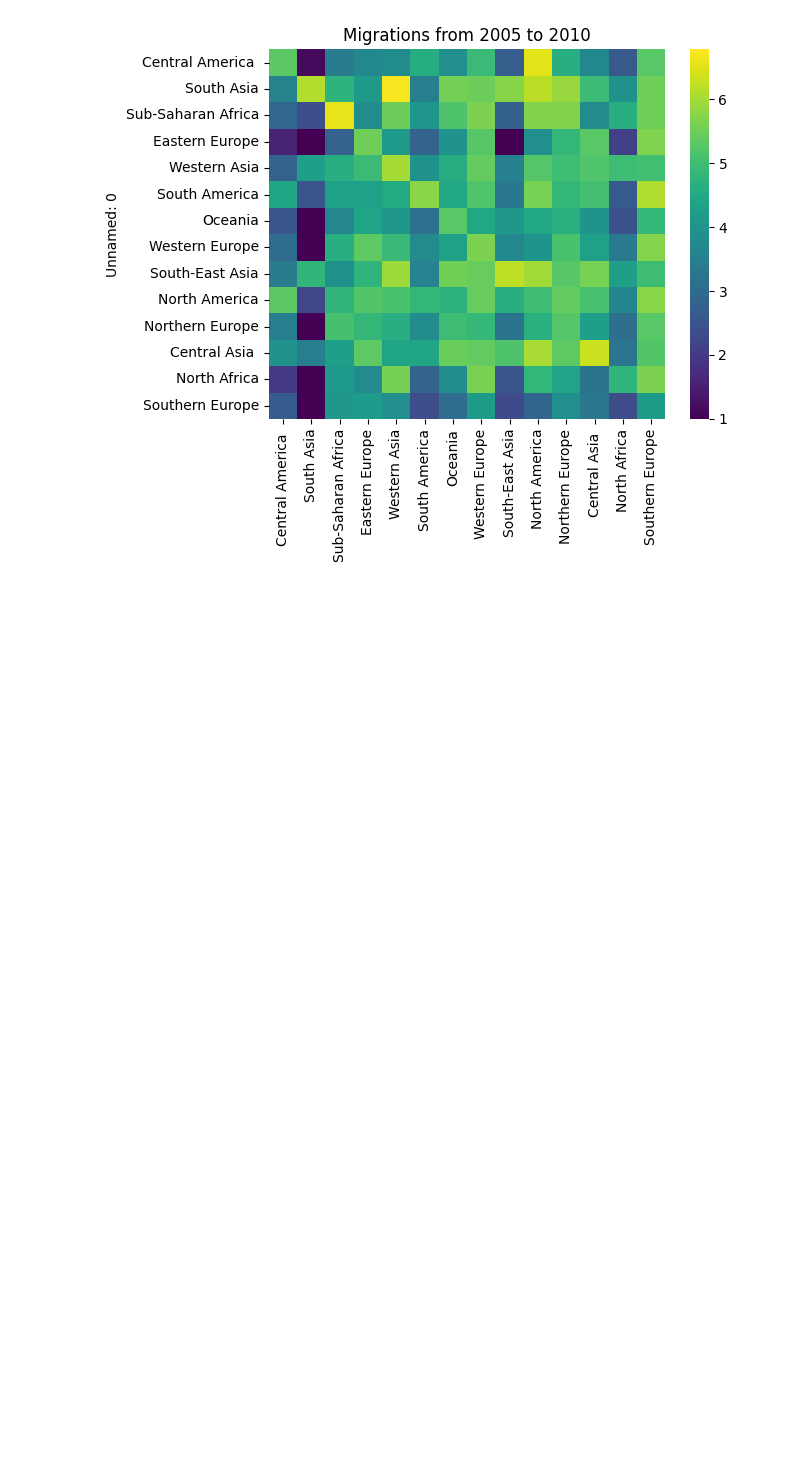
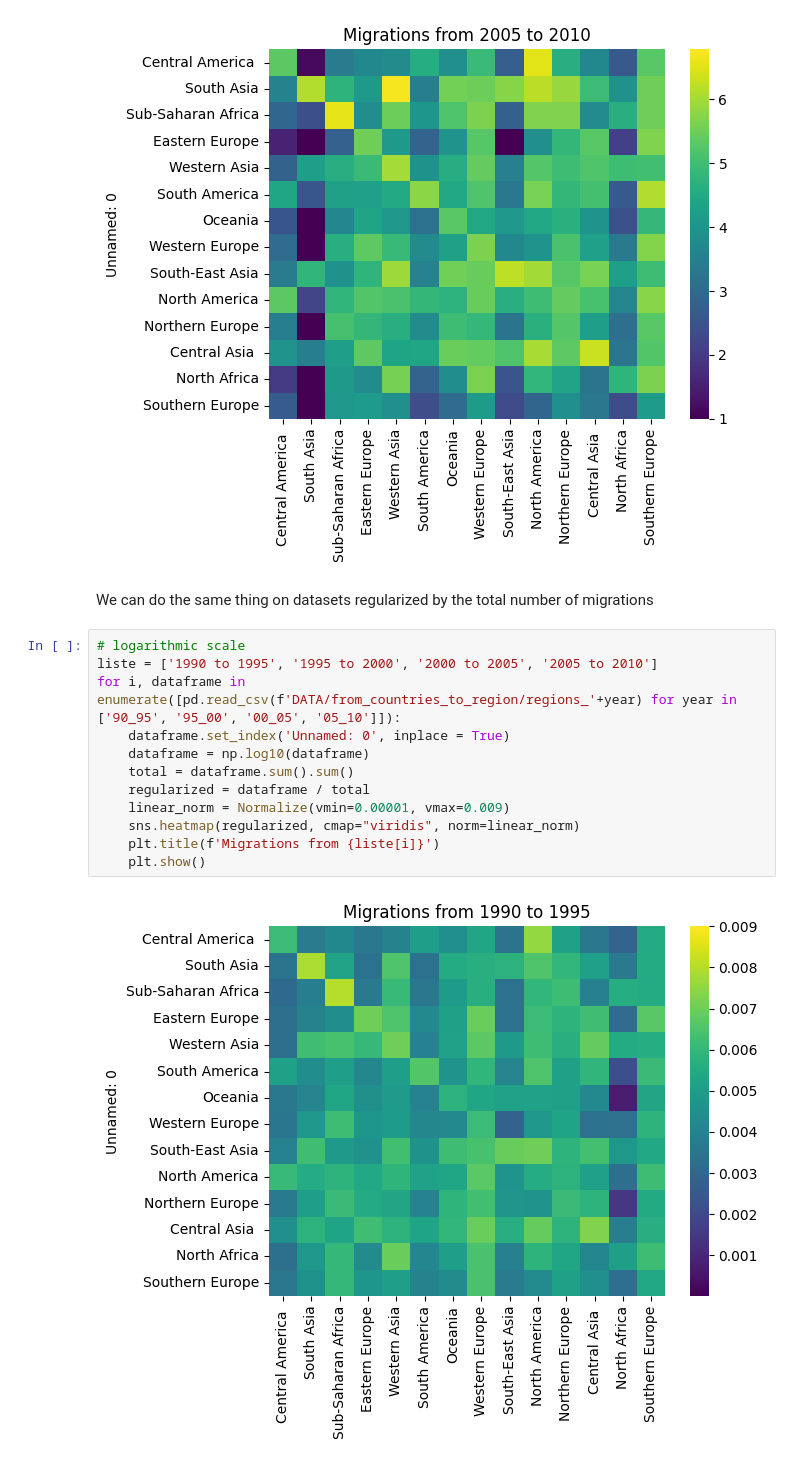
Before and after one commit to yassprogramme/Stat-App, a Jupyter notebook: Notebooks/EDA.ipynb, the cells around one changed output. Saved outputs shown, nothing was run; the diff lists cells and outputs as text; blank space fills up the shorter version.

```diff
--- a/Notebooks/EDA.ipynb
+++ b/Notebooks/EDA.ipynb
@@ -288,3 +289,19 @@ for i, dataframe in enumerate([pd.read_csv(f'DATA/from_countries_to_region/regio
 [figure]
 [figure]
 [figure]
+# %% [markdown]
+We can do the same thing on datasets regularized by the total number of migrations
+# %%
+# logarithmic scale
+liste = ['1990 to 1995', '1995 to 2000', '2000 to 2005', '2005 to 2010']
+for i, dataframe in enumerate([pd.read_csv(f'DATA/from_countries_to_region/regions_'+year) for year in ['90_95', '95_00', '00_05', '05_10']]):
+    dataframe.set_index('Unnamed: 0', inplace = True)
+    dataframe = np.log10(dataframe)
+    total = dataframe.sum().sum()
+    regularized = dataframe / total
+    linear_norm = Normalize(vmin=0.00001, vmax=0.009)
+    sns.heatmap(regularized, cmap="viridis", norm=linear_norm)
+    plt.title(f'Migrations from {liste[i]}')
+    plt.show()
+# %% [output]
+[figure, added]
```
Also changed, not shown: parts of 4 cells of this notebook, 1 other file.
